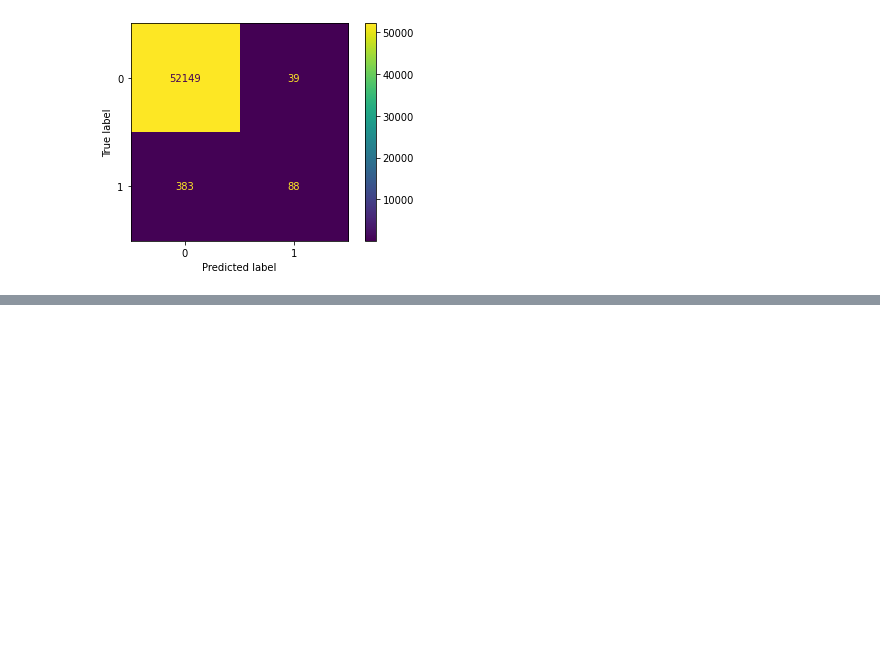
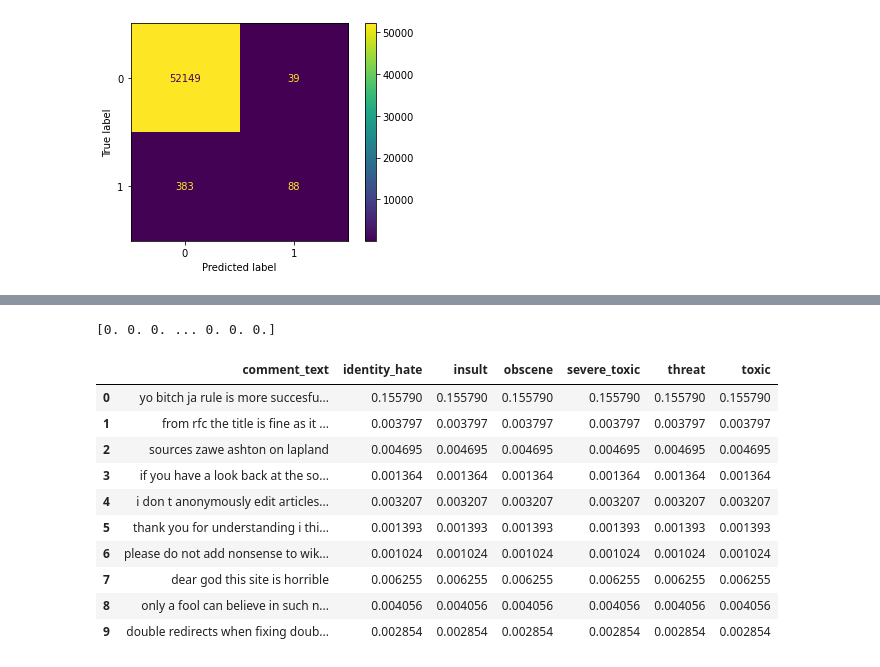
Before and after one commit to BrainTheos/uon-cci501-classification-mini-project, a Jupyter notebook: CCI501_classification_final.ipynb, the cells around one changed output, grey strips where cells are left out. Saved outputs shown, nothing was run; the diff lists cells and outputs as text; code cells hidden in the pictures; blank space fills up the shorter version.

```diff
--- a/CCI501_classification_final.ipynb
+++ b/CCI501_classification_final.ipynb
@@ -464,0 +739,4 @@ print(df_metrics_rf)
+# %%
+df_final_cls = df_final.copy(deep=True)
+# %%
+y_preds_proba = LogReg_pipeline.predict_proba(df_final.comment_text)
@@ -464,0 +753,24 @@ print(df_metrics_rf)
+# %%
+y_preds = LogReg_pipeline.predict(df_final_cls.comment_text)
+# %%
+print(y_preds)
+# %% [output]
+[0. 0. 0. ... 0. 0. 0.]
+# %%
+for idx,cat in enumerate(categories):
+    df_final[cat] = y_preds_proba[:,1]
+    df_final_cls[cat] = y_preds[idx]
+# %%
+df_final.head(10)
+# %% [output]
+|  | comment_text | identity_hate | insult | obscene | severe_toxic | threat | toxic |
+| 0 | yo bitch ja rule is more succesfu... | 0.155790 | 0.155790 | 0.155790 | 0.155790 | 0.155790 | 0.155790 |
+| 1 | from rfc the title is fine as it ... | 0.003797 | 0.003797 | 0.003797 | 0.003797 | 0.003797 | 0.003797 |
+| 2 | sources zawe ashton on lapland | 0.004695 | 0.004695 | 0.004695 | 0.004695 | 0.004695 | 0.004695 |
+| 3 | if you have a look back at the so... | 0.001364 | 0.001364 | 0.001364 | 0.001364 | 0.001364 | 0.001364 |
+| 4 | i don t anonymously edit articles... | 0.003207 | 0.003207 | 0.003207 | 0.003207 | 0.003207 | 0.003207 |
+| 5 | thank you for understanding i thi... | 0.001393 | 0.001393 | 0.001393 | 0.001393 | 0.001393 | 0.001393 |
+| 6 | please do not add nonsense to wik... | 0.001024 | 0.001024 | 0.001024 | 0.001024 | 0.001024 | 0.001024 |
+| 7 | dear god this site is horrible | 0.006255 | 0.006255 | 0.006255 | 0.006255 | 0.006255 | 0.006255 |
+| 8 | only a fool can believe in such n... | 0.004056 | 0.004056 | 0.004056 | 0.004056 | 0.004056 | 0.004056 |
+| 9 | double redirects when fixing doub... | 0.002854 | 0.002854 | 0.002854 | 0.002854 | 0.002854 | 0.002854 |
```
Also changed, not shown: parts of 33 cells of this notebook.
